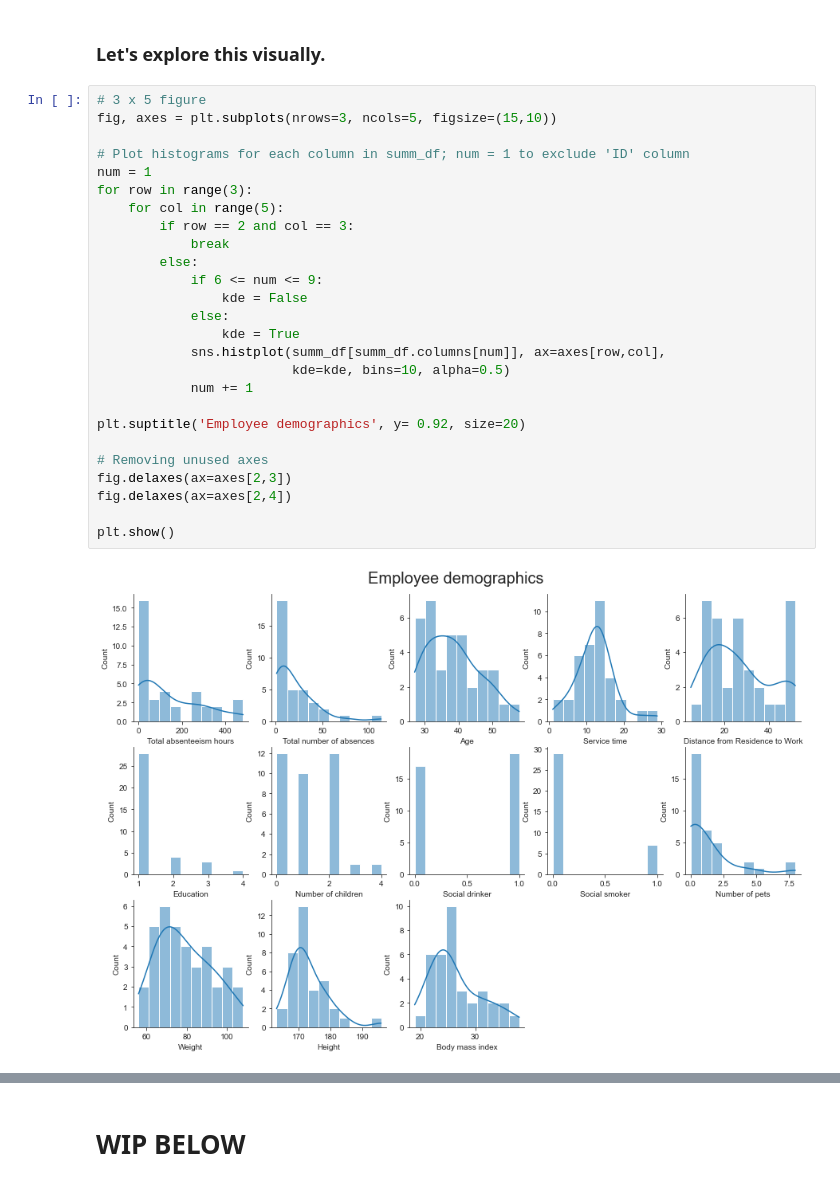
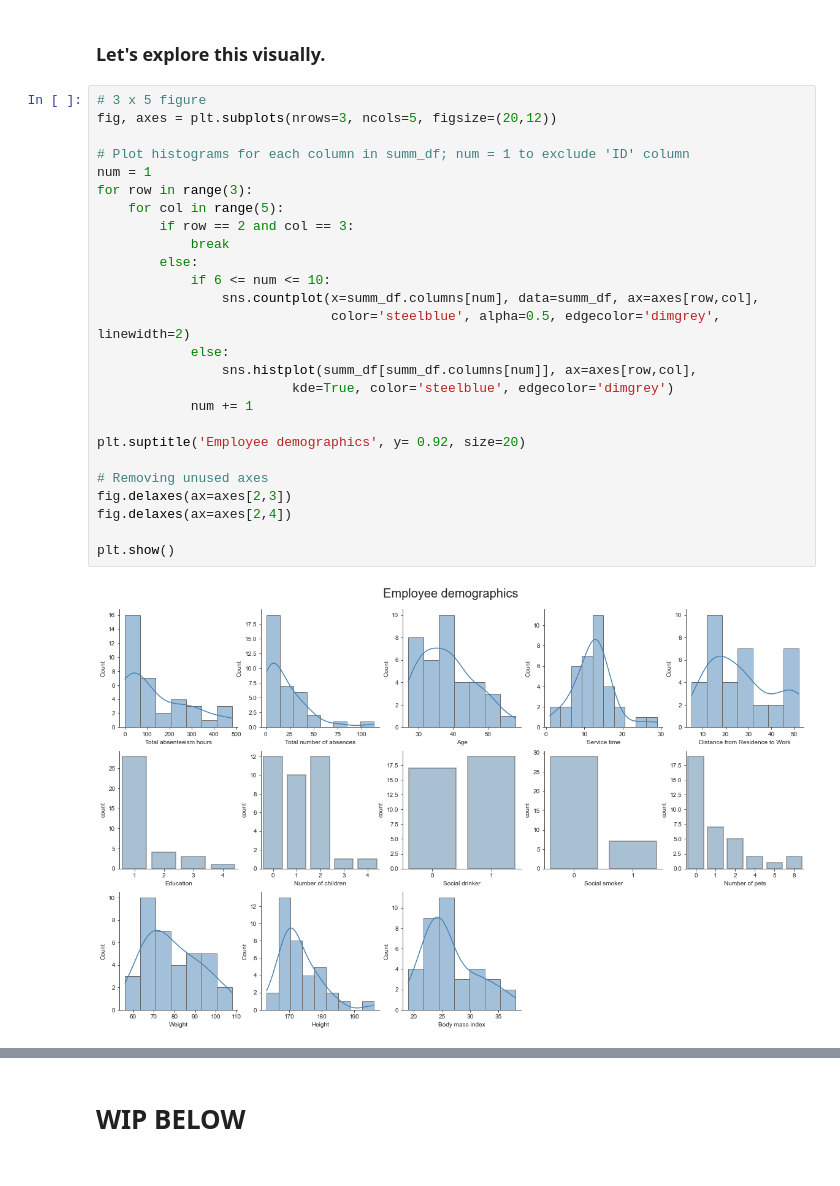
Before and after one commit to diweiho/Absenteeism-at-work, a Jupyter notebook: analysis.ipynb, the cells around one changed output, grey strips where cells are left out. Drawn from its saved outputs; the diff is of its cells as text.

Commit message:
Q3 cleaned up. Q4 corr heatmap added.

```diff
--- a/analysis.ipynb
+++ b/analysis.ipynb
@@ -299,29 +303,29 @@ summ_df.describe()
 ### Let's explore this visually.
 # %%
 # 3 x 5 figure
-fig, axes = plt.subplots(nrows=3, ncols=5, figsize=(15,10))
+fig, axes = plt.subplots(nrows=3, ncols=5, figsize=(20,12))
 
 # Plot histograms for each column in summ_df; num = 1 to exclude 'ID' column
 num = 1
 for row in range(3):
     for col in range(5):
         if row == 2 and col == 3:
             break
         else:
-            if 6 <= num <= 9:
-                kde = False
+            if 6 <= num <= 10:
+                sns.countplot(x=summ_df.columns[num], data=summ_df, ax=axes[row,col],
+                              color='steelblue', alpha=0.5, edgecolor='dimgrey', linewidth=2)
             else:
-                kde = True
-            sns.histplot(summ_df[summ_df.columns[num]], ax=axes[row,col],
-                         kde=kde, bins=10, alpha=0.5)
+                sns.histplot(summ_df[summ_df.columns[num]], ax=axes[row,col],
+                         kde=True, color='steelblue', edgecolor='dimgrey')
             num += 1
 
 plt.suptitle('Employee demographics', y= 0.92, size=20)
 
 # Removing unused axes
 fig.delaxes(ax=axes[2,3])
 fig.delaxes(ax=axes[2,4])
 
 plt.show()
 # %% [output]
-[figure, old version]
+[figure, new version]
```
Also changed, not shown: parts of 11 cells of this notebook.
